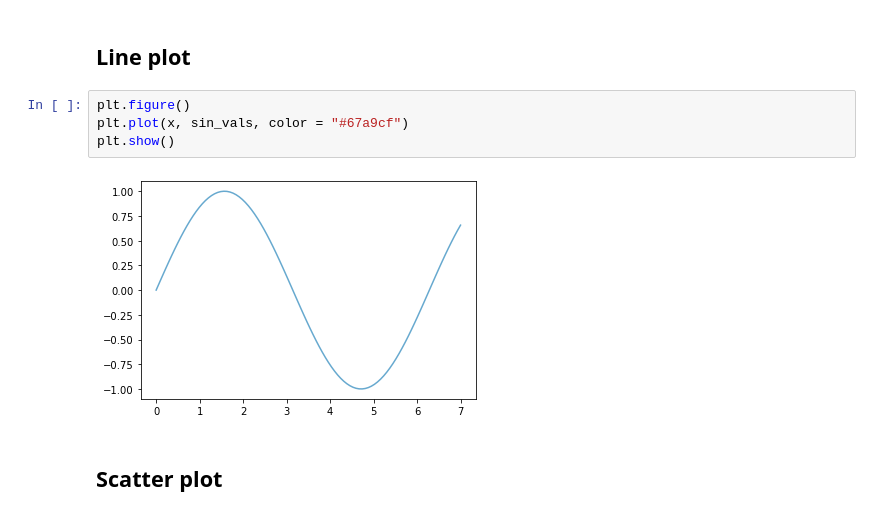
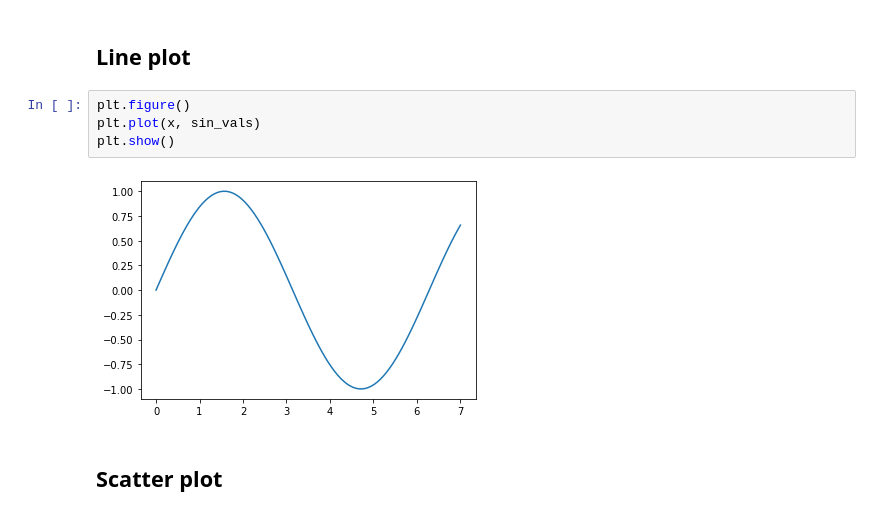
Before and after one commit to Statistics-with-Python/AAS-MT2021, a Jupyter notebook: notebooks/example-0/example-0-answers.ipynb, the cells around one changed output. Cells and saved outputs as stored; diff of their text form.

```diff
--- a/notebooks/example-0/example-0-answers.ipynb
+++ b/notebooks/example-0/example-0-answers.ipynb
@@ -162,10 +162,10 @@ Below we provide the code for some of the fundemental plots you will need. There
 ## Line plot
 # %%
 plt.figure()
-plt.plot(x, sin_vals, color = "#67a9cf")
+plt.plot(x, sin_vals)
 plt.show()
 # %% [output]
-[figure, old version]
+[figure, new version]
 # %% [markdown]
 ## Scatter plot
 # %%
```
Also changed, not shown: parts of 6 cells of this notebook, 1 other file.
